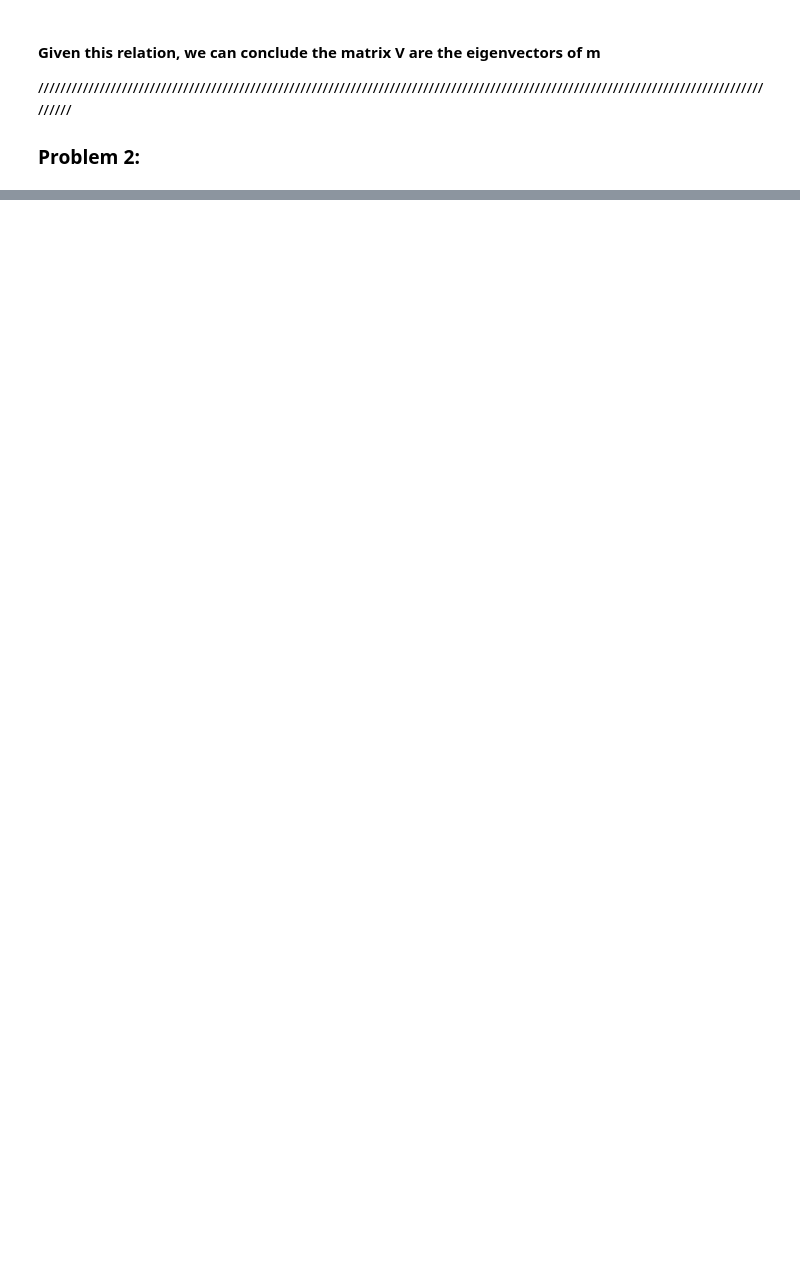
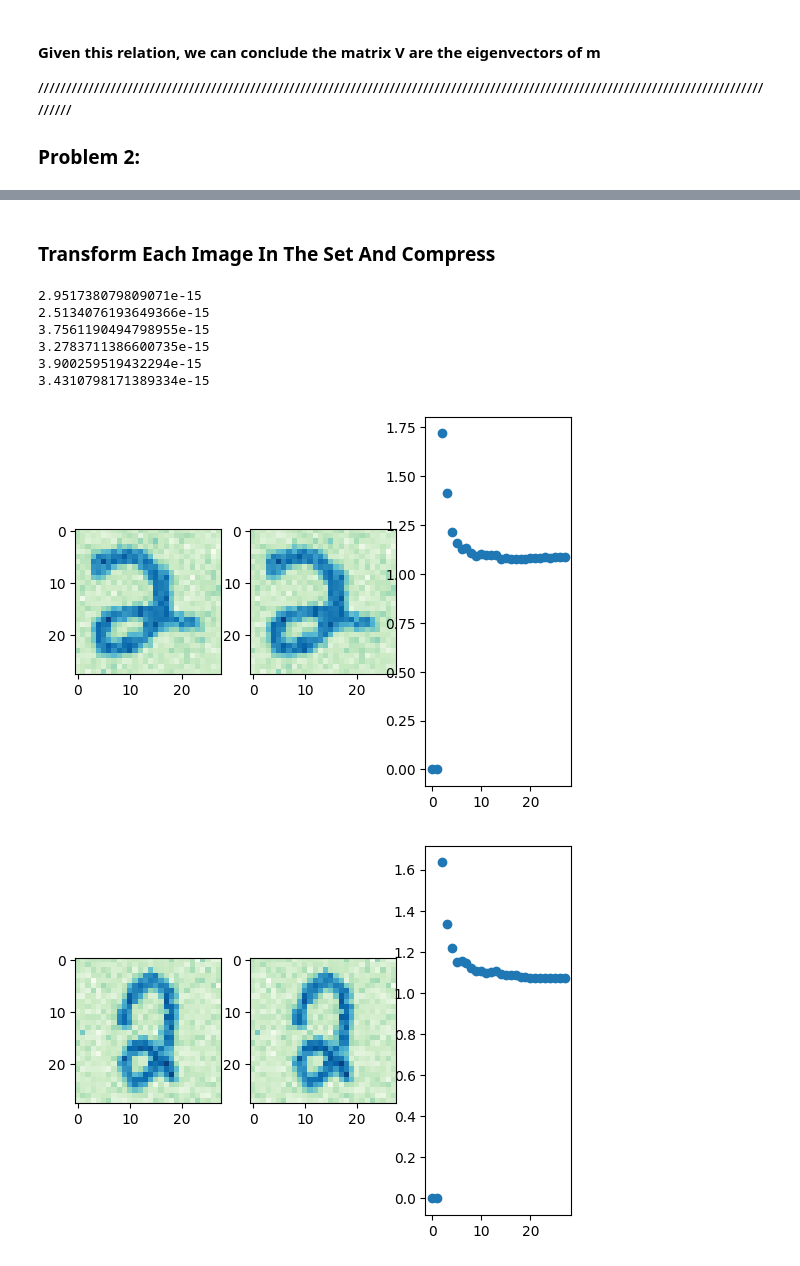
Before and after one commit to codycosta/ENGR201, a Jupyter notebook: linear-algebra-hw7.ipynb, the cells around one changed output, grey strips where cells are left out. Saved outputs shown, nothing was run; the diff lists cells and outputs as text; code cells hidden in the pictures; blank space fills up the shorter version.

```diff
--- a/linear-algebra-hw7.ipynb
+++ b/linear-algebra-hw7.ipynb
@@ -152,0 +260,51 @@ print(res1, '\n\n', res2)
+# %%
+def vary_components(image_vector, noise_level):
+    the_vector = add_gaussian_noise(image_vector, noise_level)
+    train_image = the_vector.reshape(IMAGE_ROWS,IMAGE_ROWS)
+    errors = np.zeros(IMAGE_ROWS)
+
+    for component_count in range(2, IMAGE_ROWS):
+        v_pca_model = PCA(n_components=component_count)
+        v_pca_model.fit(train_image)
+        image_space = v_pca_model.transform(train_image)
+        image_reconstruction = v_pca_model.inverse_transform(image_space)
+        base_error = mean_square_error(the_vector, image_vector)
+        errors[component_count] =  mean_square_error(image_reconstruction.reshape(784), image_vector.reshape(784))
+
+    return errors
+# %% [markdown]
+### Transform Each Image In The Set And Compress
+# %%
+for row in range(IMAGE_SET_SIZE):
+
+    ''' transform each training image '''
+
+    img = training_images[row, :].reshape([IMAGE_ROWS, IMAGE_ROWS]).T
+    img_pca_model = PCA(n_components=IMAGE_ROWS)
+    img_pca_model.fit(img)
+
+    img_space = img_pca_model.transform(img)
+    # print(img_space.shape)
+
+    ''' inverse transform trainign images '''
+    img_reconstruct = img_pca_model.inverse_transform(img_space)
+    # print(img_reconstruct.shape)
+
+    ''' subplots for each image and reconstruction '''
+
+    fit, axes = plt.subplots(1, 3)
+
+    axes[0].imshow(img, cmap='GnBu')
+    axes[1].imshow(img_reconstruct, cmap='GnBu')
+    axes[2].plot(vary_components(training_images[row, :], GAUSSIAN_NOISE * 3), 'o')
+
+    print(mean_square_error(img_reconstruct.reshape(IMAGE_ROWS**2), img.reshape(IMAGE_ROWS**2)))
+# %% [output]
+2.951738079809071e-15
+2.5134076193649366e-15
+3.7561190494798955e-15
+3.2783711386600735e-15
+3.900259519432294e-15
+3.4310798171389334e-15
+[figure, added]
+[figure, added]
```
Also changed, not shown: parts of 25 cells of this notebook, 1 other file.
